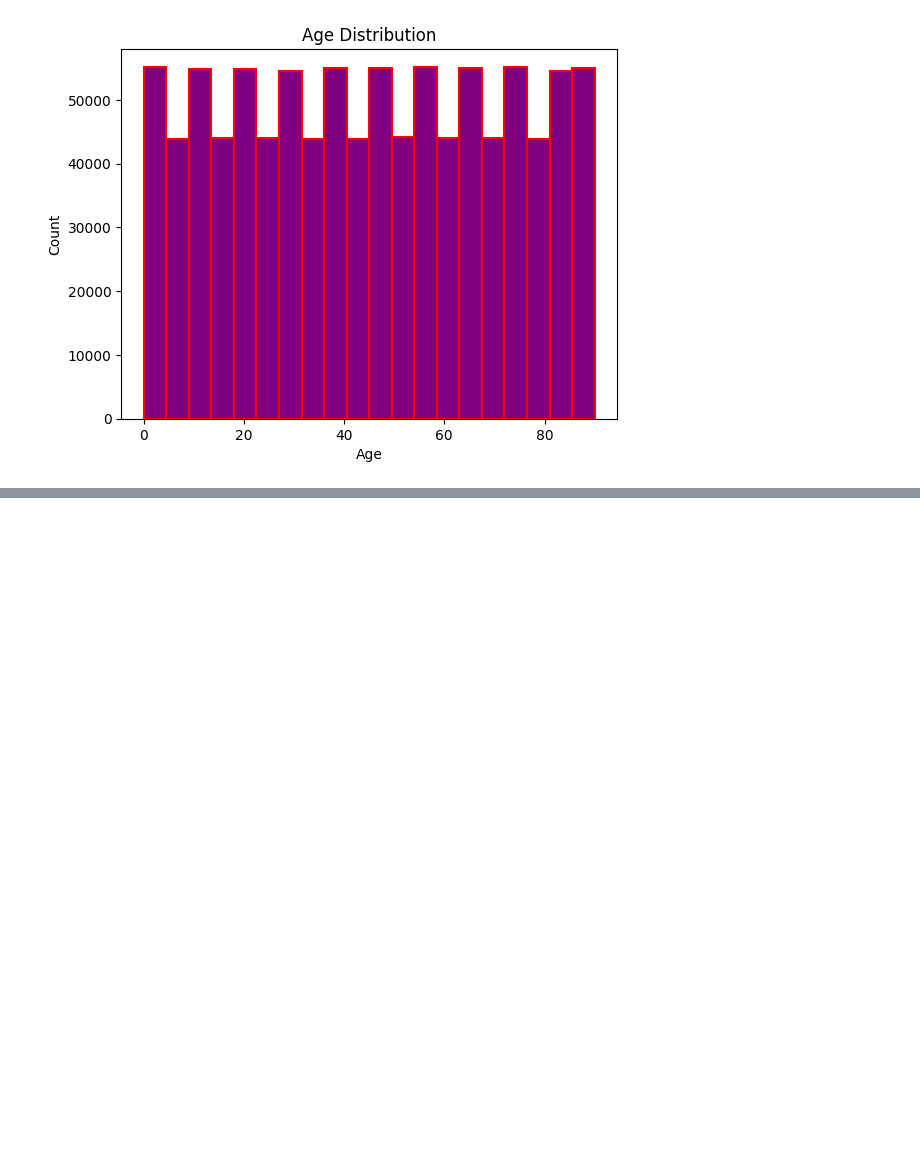
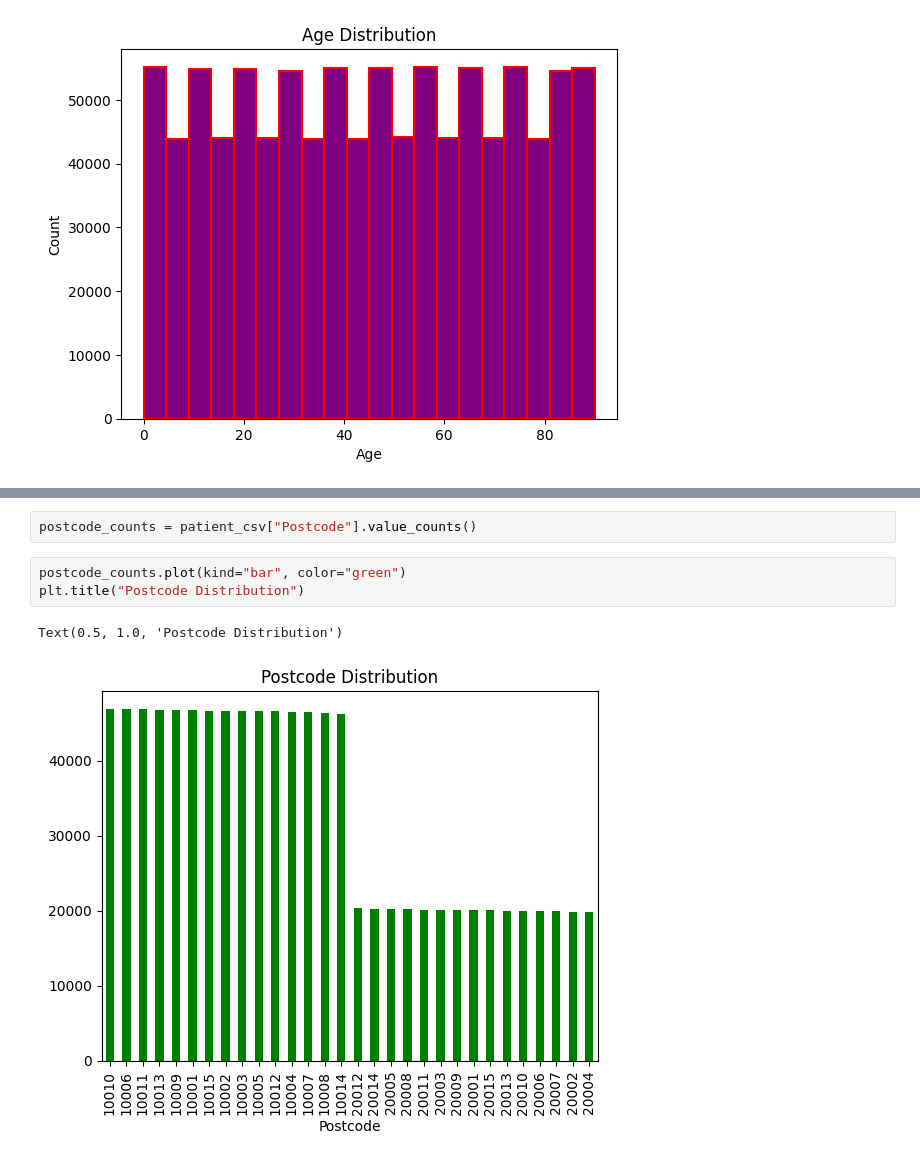
Before and after one commit to Avas77/healthcare-data-analysis, a Jupyter notebook: demography-analysis.ipynb, the cells around one changed output, grey strips where cells are left out. Saved outputs shown, nothing was run; the diff lists cells and outputs as text; blank space fills up the shorter version.

```diff
--- a/demography-analysis.ipynb
+++ b/demography-analysis.ipynb
@@ -44,0 +95,8 @@ plt.show()
+# %%
+postcode_counts = patient_csv["Postcode"].value_counts()
+# %%
+postcode_counts.plot(kind="bar", color="green")
+plt.title("Postcode Distribution")
+# %% [output]
+Text(0.5, 1.0, 'Postcode Distribution')
+[figure, added]
```
Also changed, not shown: parts of 7 cells of this notebook.
